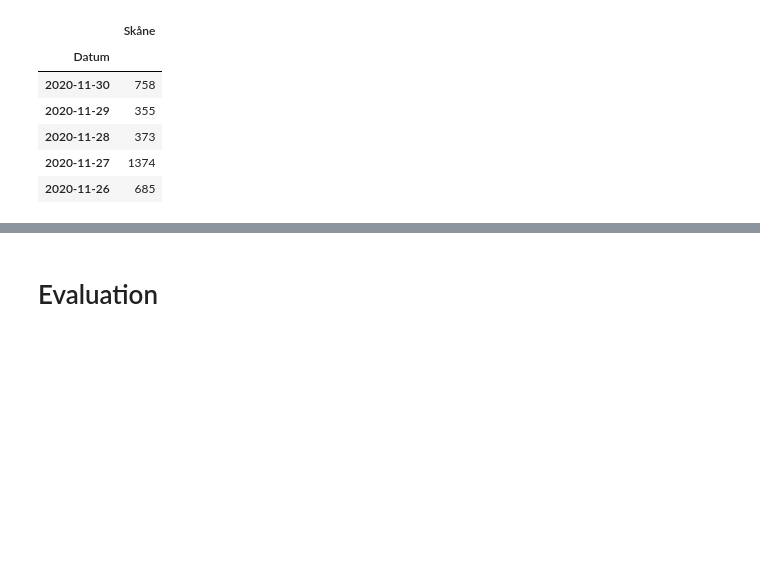
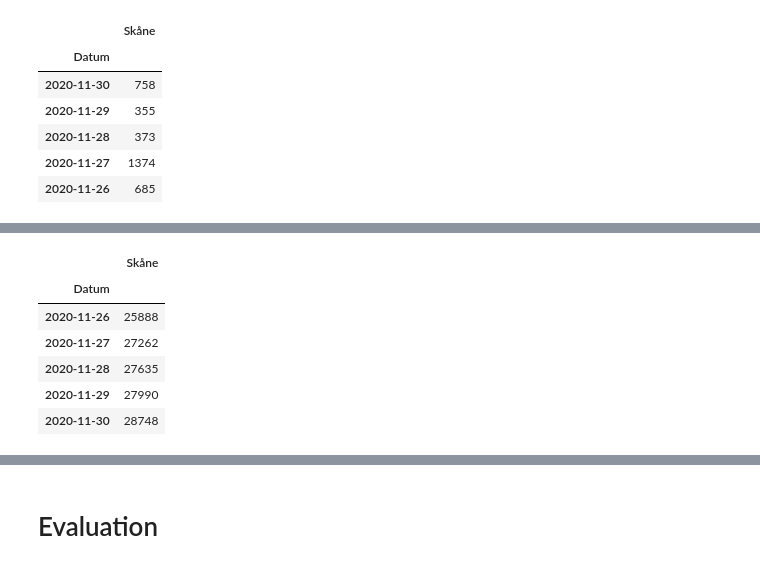
Before and after one commit to helenabarmer/machine_learning_intro, a Jupyter notebook: Regression/timeseries_forecasting.ipynb, the cells around one changed output, grey strips where cells are left out. Saved outputs shown, nothing was run; the diff lists cells and outputs as text; code cells hidden in the pictures; blank space fills up the shorter version.

```diff
--- a/Regression/timeseries_forecasting.ipynb
+++ b/Regression/timeseries_forecasting.ipynb
@@ -67,0 +88,11 @@ df_covid.head()
+# %%
+# Last entries
+covid_cumulative.tail()
+# %% [output]
+|  | Skåne |
+| Datum |  |
+| 2020-11-26 | 25888 |
+| 2020-11-27 | 27262 |
+| 2020-11-28 | 27635 |
+| 2020-11-29 | 27990 |
+| 2020-11-30 | 28748 |
```
Also changed, not shown: parts of 18 cells of this notebook.
